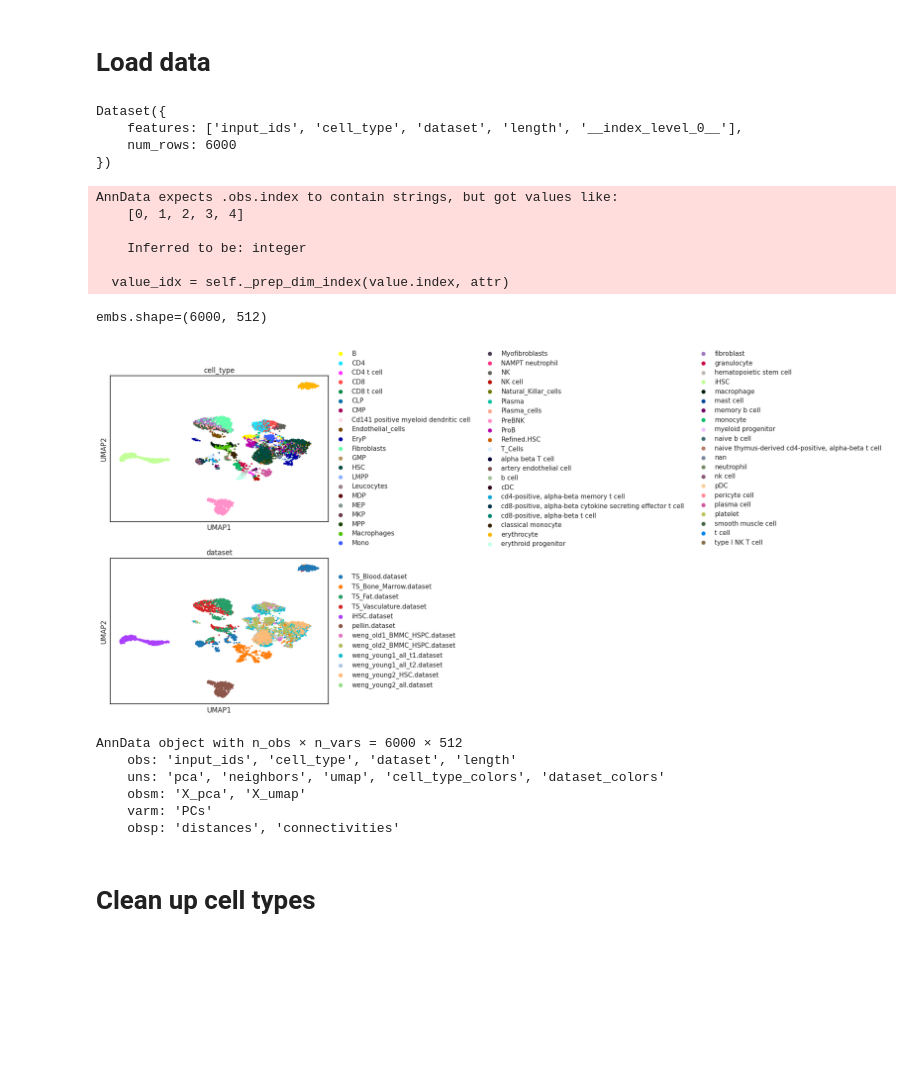
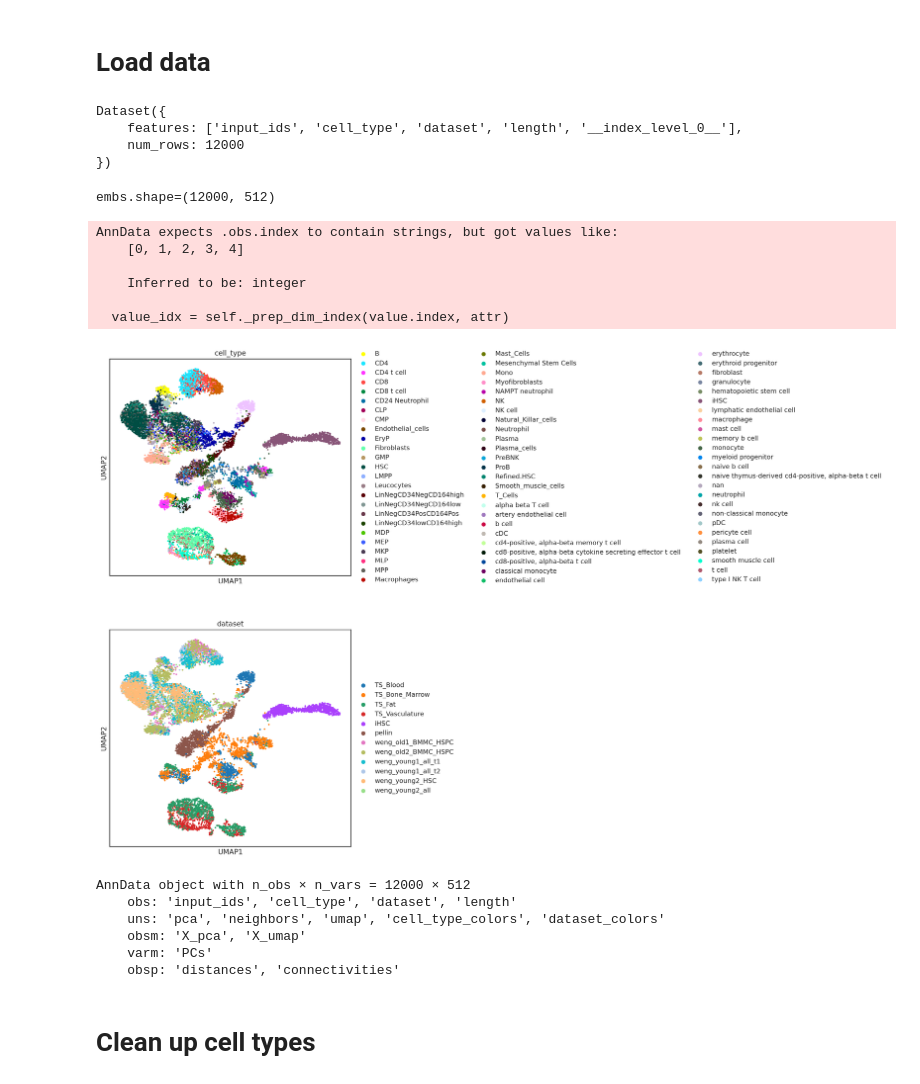
Before and after one commit to CooperStansbury/geneformer_dev, a Jupyter notebook: notebooks/iHSC/iHSC.ipynb, the cells around one changed output. Saved outputs shown, nothing was run; the diff lists cells and outputs as text; code cells hidden in the pictures; blank space fills up the shorter version.

```diff
--- a/notebooks/iHSC/iHSC.ipynb
+++ b/notebooks/iHSC/iHSC.ipynb
@@ -52,7 +59,7 @@ def load_data(path, sample_size=None):
         pandas.DataFrame: The processed DataFrame.
     """
 
-    df = gtu.load_data_as_dataframe(path, num_cells=sample_size)
+    df = gtu.load_data_as_dataframe(path, num_cells=sample_size, shuffle=True)
 
     if "iHSC" in path:
         df['cell_type'] = "iHSC"
@@ -69,7 +76,7 @@ def load_data(path, sample_size=None):
 
     return df
 
-sample_size = 500
+sample_size = 1000
 
 df = []
 
@@ -86,42 +93,46 @@ data
 # %% [output]
 Dataset({
     features: ['input_ids', 'cell_type', 'dataset', 'length', '__index_level_0__'],
-    num_rows: 6000
+    num_rows: 12000
 })
 # %%
 reload(gtu)
 torch.cuda.empty_cache()
 embs = gtu.extract_embedding_in_mem(model, data, layer_to_quant=-1)
 print(f"{embs.shape=}")
 
 # translate into an anndata object and plot
 adata = gtu.embedding_to_adata(embs)
 adata.obs = df.copy()
 
 sc.tl.pca(adata, n_comps=25)
 sc.pp.neighbors(adata, n_neighbors=200)
 sc.tl.umap(adata,
            min_dist=0.75,
           )
 
+
+plt.rcParams['figure.dpi'] = 200
+plt.rcParams['figure.figsize'] = 7, 7
+8
 sc.pl.umap(
     adata,
     color=["cell_type", "dataset"],
     ncols=1,
     size=30,
 )
 
 adata
 # %% [output]
-AnnData expects .obs.index to contain strings, but got values like:
-    [0, 1, 2, 3, 4]
-
-    Inferred to be: integer
-
-  value_idx = self._prep_dim_index(value.index, attr)
+embs.shape=(12000, 512)
-embs.shape=(6000, 512)
+AnnData expects .obs.index to contain strings, but got values like:
+    [0, 1, 2, 3, 4]
+
+    Inferred to be: integer
+
+  value_idx = self._prep_dim_index(value.index, attr)
-[figure, old version]
+[figure, new version]
-AnnData object with n_obs × n_vars = 6000 × 512
+AnnData object with n_obs × n_vars = 12000 × 512
     obs: 'input_ids', 'cell_type', 'dataset', 'length'
     uns: 'pca', 'neighbors', 'umap', 'cell_type_colors', 'dataset_colors'
     obsm: 'X_pca', 'X_umap'
```
Also changed, not shown: parts of 13 cells of this notebook, 6 other files.
